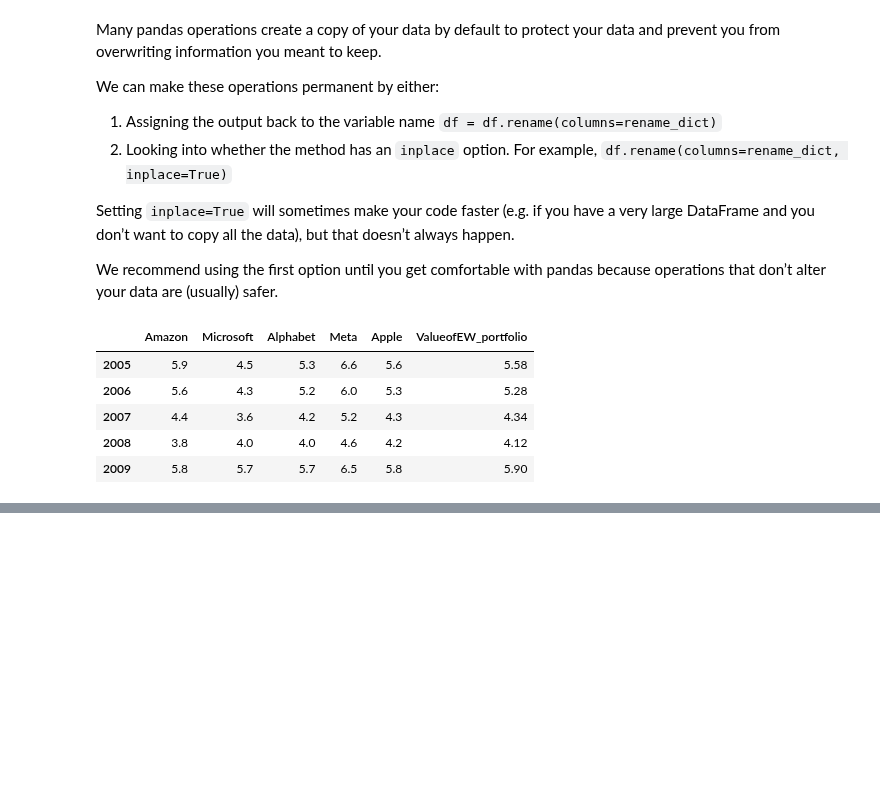
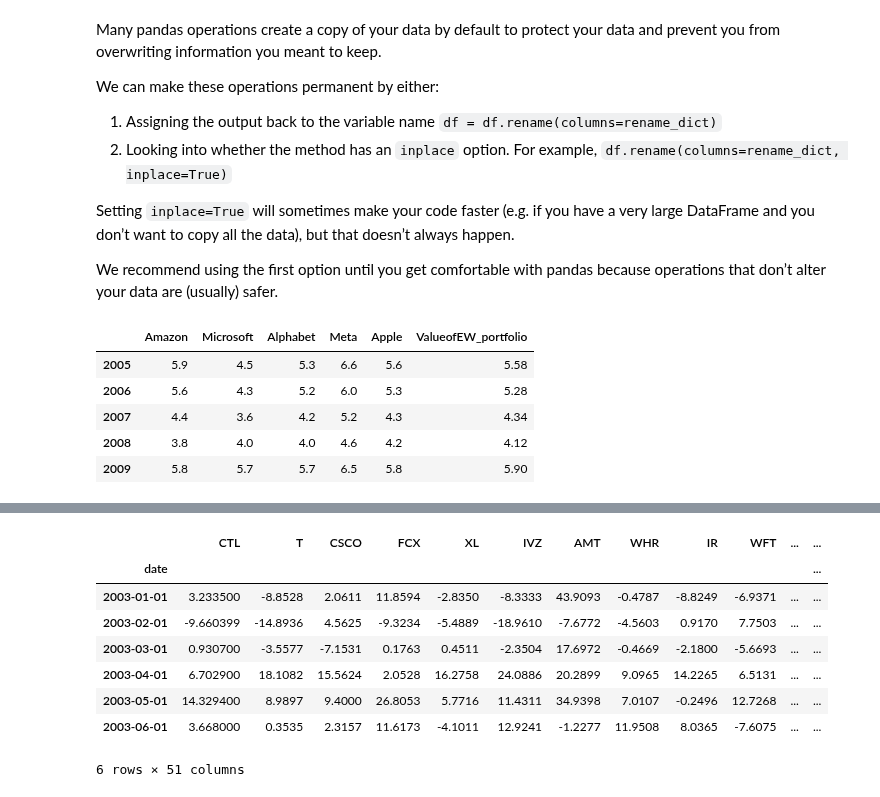
Before and after one commit to jdp9675/UG54, a Jupyter notebook: chapters/essentials/introtopandas.ipynb, the cells around one changed output, grey strips where cells are left out. Cells and saved outputs as stored; diff of their text form; code cells hidden in the pictures; blank space fills up the shorter version.

```diff
--- a/chapters/essentials/introtopandas.ipynb
+++ b/chapters/essentials/introtopandas.ipynb
@@ -552,0 +603,9 @@ stock_prices.head()
+# %%
+from datetime import datetime
+
+# Create a date parser function that will allow pandas to read the dates in the format we have them
+date_parser = lambda x: datetime.strptime(x, "%Y%m")
+
+# Use pd.read_csv with the date_parser
+df_returns50  = pd.read_csv(url, parse_dates=['date'], date_parser=date_parser)
+df_returns50.info()
@@ -552,0 +630,3 @@ stock_prices.head()
+# %%
+# Set the date column as the index
+df_returns50.set_index("date", inplace=True)
@@ -552,0 +657,13 @@ stock_prices.head()
+# %%
+# Data for all days between New Years Day and June first in the year 2000
+df_returns50.loc["01/2003":"06/2003", :]
+# %% [output]
+|  | CTL | T | CSCO | FCX | XL | IVZ | AMT | WHR | IR | WFT | ... | ... |
+| date |  |  |  |  |  |  |  |  |  |  |  | ... |
+| 2003-01-01 | 3.233500 | -8.8528 | 2.0611 | 11.8594 | -2.8350 | -8.3333 | 43.9093 | -0.4787 | -8.8249 | -6.9371 | ... | ... |
+| 2003-02-01 | -9.660399 | -14.8936 | 4.5625 | -9.3234 | -5.4889 | -18.9610 | -7.6772 | -4.5603 | 0.9170 | 7.7503 | ... | ... |
+| 2003-03-01 | 0.930700 | -3.5577 | -7.1531 | 0.1763 | 0.4511 | -2.3504 | 17.6972 | -0.4669 | -2.1800 | -5.6693 | ... | ... |
+| 2003-04-01 | 6.702900 | 18.1082 | 15.5624 | 2.0528 | 16.2758 | 24.0886 | 20.2899 | 9.0965 | 14.2265 | 6.5131 | ... | ... |
+| 2003-05-01 | 14.329400 | 8.9897 | 9.4000 | 26.8053 | 5.7716 | 11.4311 | 34.9398 | 7.0107 | -0.2496 | 12.7268 | ... | ... |
+| 2003-06-01 | 3.668000 | 0.3535 | 2.3157 | 11.6173 | -4.1011 | 12.9241 | -1.2277 | 11.9508 | 8.0365 | -7.6075 | ... | ... |
+6 rows × 51 columns
```
Also changed, not shown: parts of 21 cells of this notebook, 5 other files.
